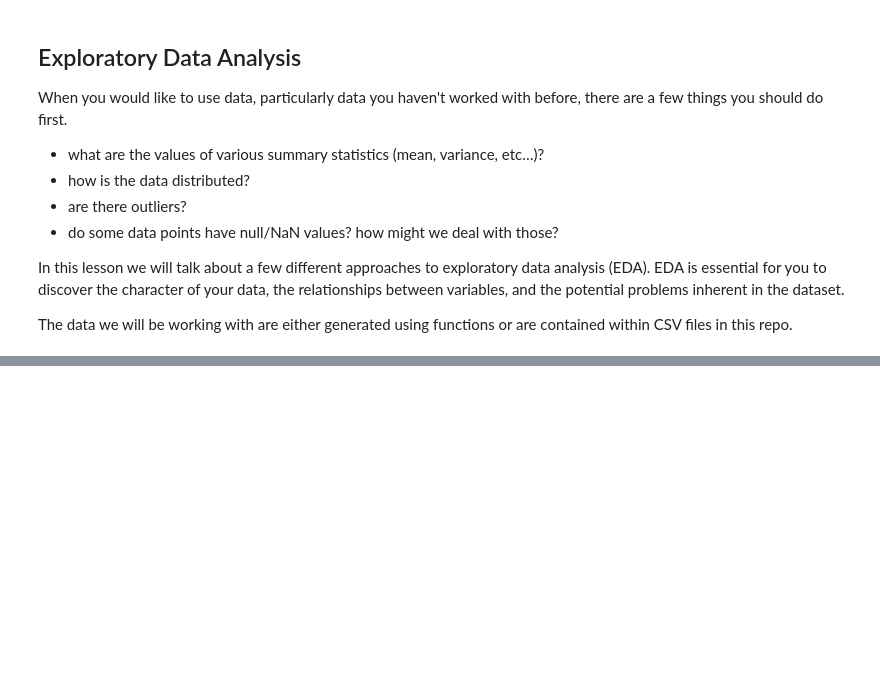
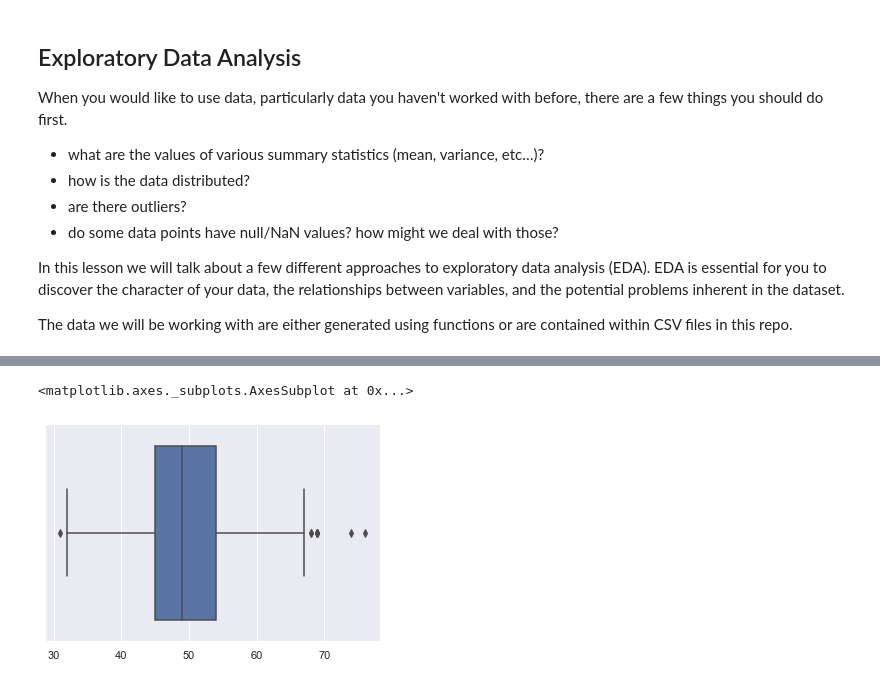
Before and after one commit to zirmite/odsc-2022-statistics, a Jupyter notebook: notebooks/Lesson 1.ipynb, the cells around one changed output, grey strips where cells are left out. Drawn from its saved outputs; the diff is of its cells as text; code cells hidden in the pictures; blank space fills up the shorter version.

```diff
--- a/notebooks/Lesson 1.ipynb
+++ b/notebooks/Lesson 1.ipynb
@@ -31 +25,3 @@ samples = counts_data(mean=sample_mean)
+# %%
+tweet_counts = tweets_data(mean=50)
 # %% [markdown]
@@ -48 +82,6 @@ display(stats.kurtosis(samples))
+# %%
+sns.boxplot(tweet_counts)
+# %% [output]
+<matplotlib.axes._subplots.AxesSubplot at 0x...>
+[figure, added]
 # %%
```
Also changed, not shown: parts of 16 cells of this notebook, 3 other files.
